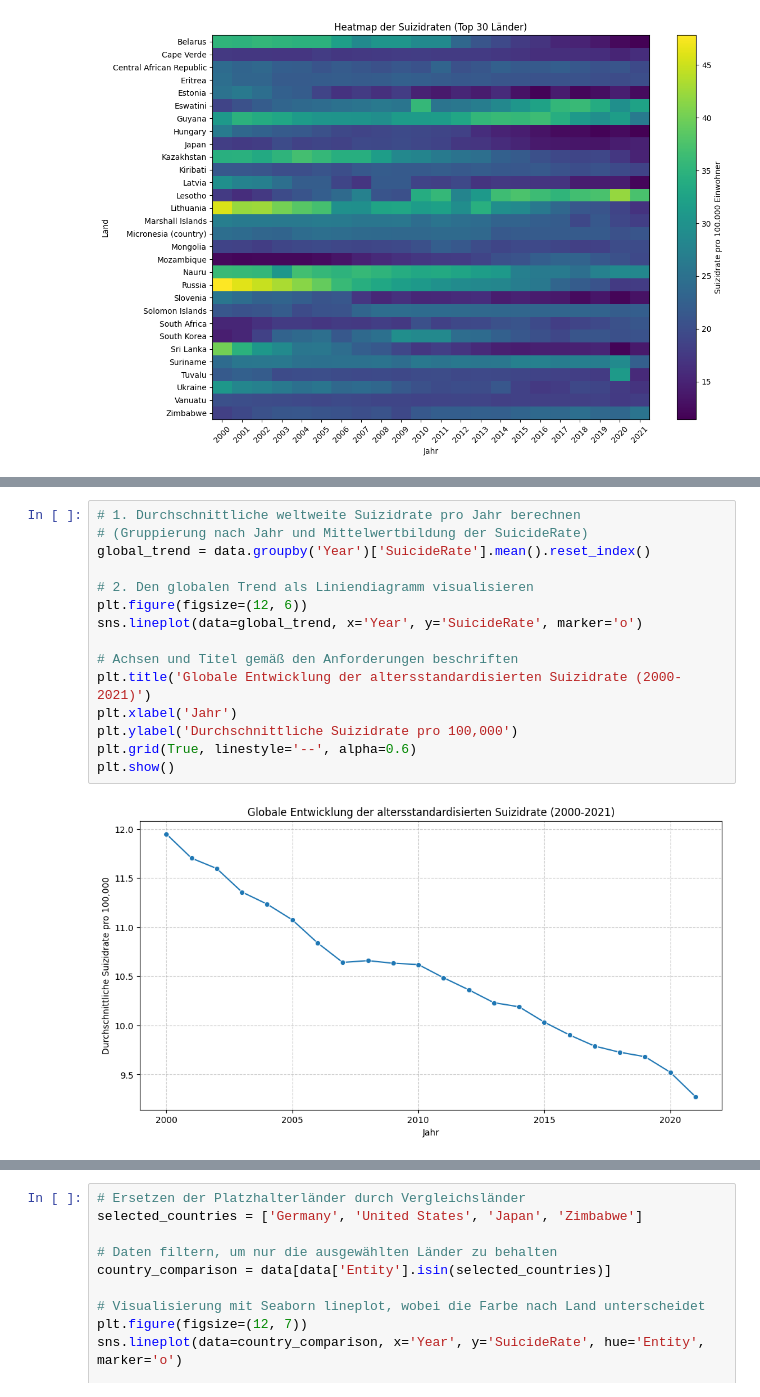
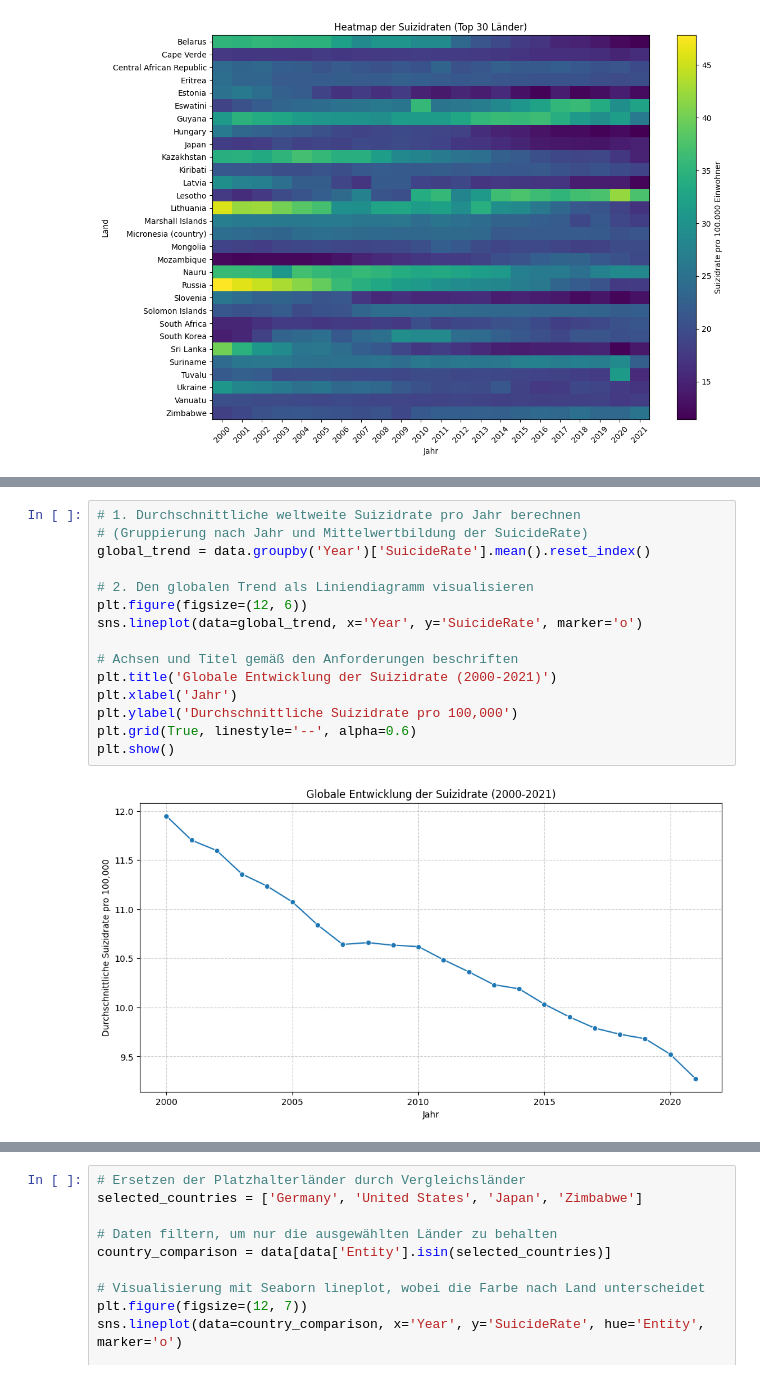
Before and after one commit to delucgia/LN_Python, a Jupyter notebook: python_ln.ipynb, the cells around one changed output, grey strips where cells are left out. Cells and saved outputs as stored; diff of their text form.

```diff
--- a/python_ln.ipynb
+++ b/python_ln.ipynb
@@ -538,17 +543,17 @@ plt.show()
 # %%
 # 1. Durchschnittliche weltweite Suizidrate pro Jahr berechnen
 # (Gruppierung nach Jahr und Mittelwertbildung der SuicideRate)
 global_trend = data.groupby('Year')['SuicideRate'].mean().reset_index()
 
 # 2. Den globalen Trend als Liniendiagramm visualisieren
 plt.figure(figsize=(12, 6))
 sns.lineplot(data=global_trend, x='Year', y='SuicideRate', marker='o')
 
 # Achsen und Titel gemäß den Anforderungen beschriften
-plt.title('Globale Entwicklung der altersstandardisierten Suizidrate (2000-2021)')
+plt.title('Globale Entwicklung der Suizidrate (2000-2021)')
 plt.xlabel('Jahr')
 plt.ylabel('Durchschnittliche Suizidrate pro 100,000')
 plt.grid(True, linestyle='--', alpha=0.6)
 plt.show()
 # %% [output]
-[figure, old version]
+[figure, new version]
```
Also changed, not shown: parts of 33 cells of this notebook, 1 other file.
